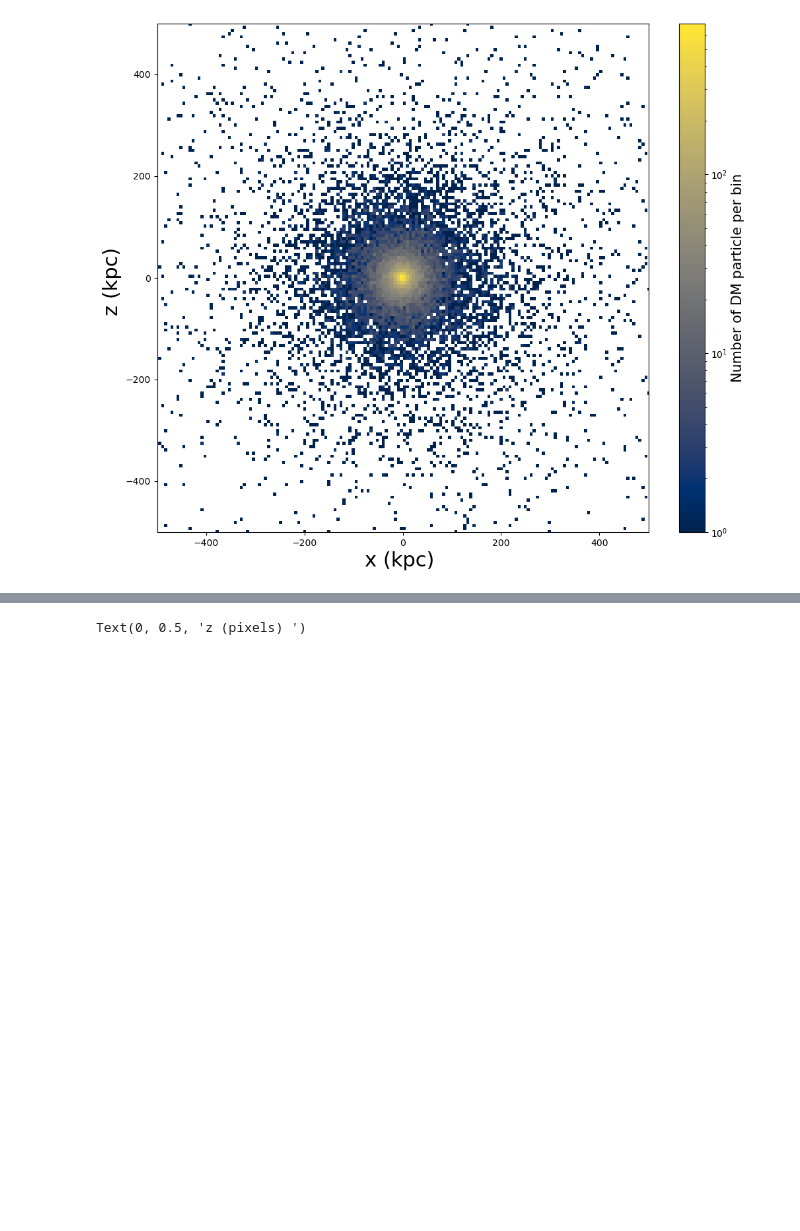
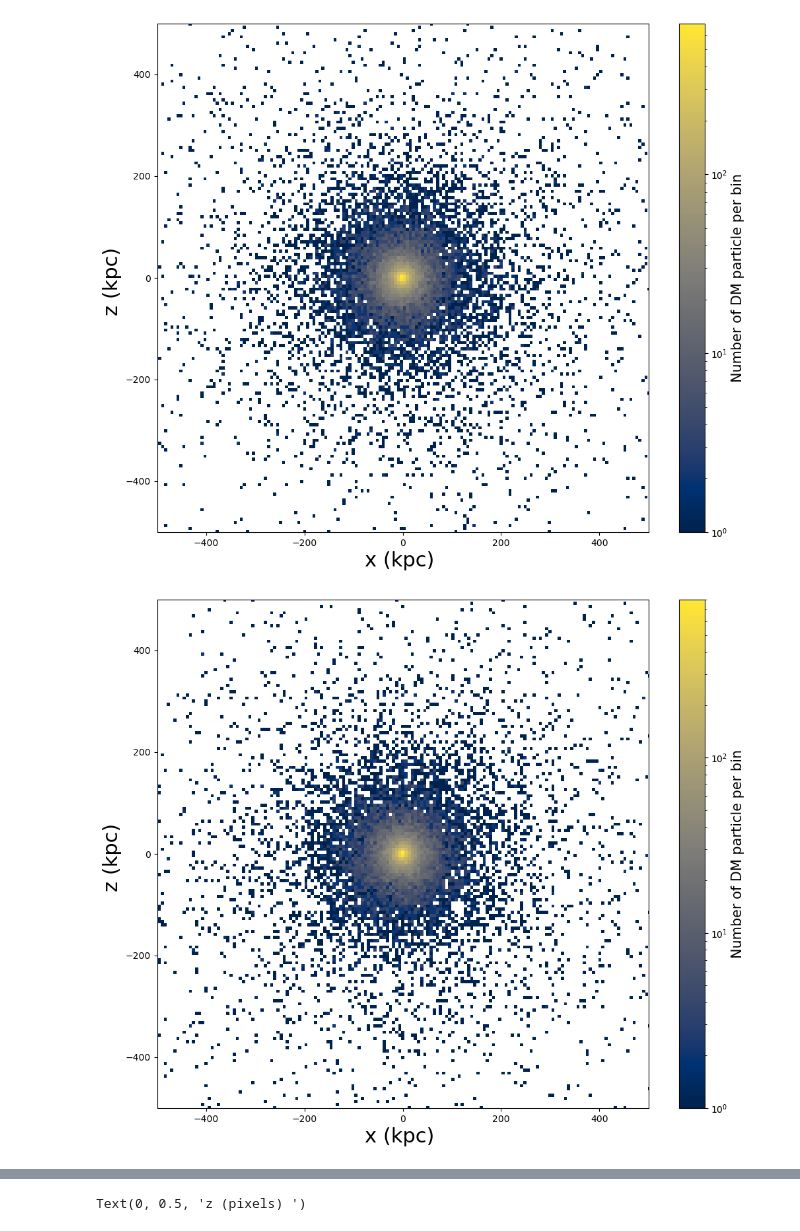
Before and after one commit to nmazziotti/astr_400b, a Jupyter notebook: ResearchAssignments/ResearchAssignment3/ResearchAssignment3.ipynb, the cells around one changed output, grey strips where cells are left out. Saved outputs shown, nothing was run; the diff lists cells and outputs as text; code cells hidden in the pictures; blank space fills up the shorter version.

```diff
--- a/ResearchAssignments/ResearchAssignment3/ResearchAssignment3.ipynb
+++ b/ResearchAssignments/ResearchAssignment3/ResearchAssignment3.ipynb
@@ -143,6 +143,42 @@ matplotlib.rcParams['ytick.labelsize'] = label_size
 #plt.savefig('Lab7_M31DMHalo.png', bbox_inches='tight')
 # %% [output]
 [figure]
+# %%
+# M33 Disk Density
+fig, ax= plt.subplots(figsize=(12, 10))
+
+# ADD HERE
+# plot the particle density for M33 using a 2D historgram
+# plt.hist2D(pos1,pos2, bins=, norm=LogNorm(), cmap='' )
+# cmap options:
+# https://matplotlib.org/3.1.0/tutorials/colors/colormaps.html
+#   e.g. 'magma', 'viridis'
+# can modify bin number to make the plot smoother
+h_yz = plt.hist2d(yD,zD, bins=1500, norm=LogNorm(), cmap='cividis')
+
+cbar = plt.colorbar()
+cbar.set_label("Number of DM particle per bin", fontsize=15)
+
+# Add axis labels
+plt.xlabel('x (kpc) ', fontsize=22)
+plt.ylabel('z (kpc) ', fontsize=22)
+
+#set axis limits
+l = 0.5e3 # length of box to show in kpc
+plt.ylim(-l,l)
+plt.xlim(-l,l)
+
+#adjust tick label font size
+label_size = 10
+matplotlib.rcParams['xtick.labelsize'] = label_size
+matplotlib.rcParams['ytick.labelsize'] = label_size
+
+
+
+# Save to a file
+#plt.savefig('Lab7_M31DMHalo.png', bbox_inches='tight')
+# %% [output]
+[figure, added]
 # %%
 def PlotEllipses(img_data, sma=10):
     """
```
Also changed, not shown: parts of 5 cells of this notebook, 9 other files.
